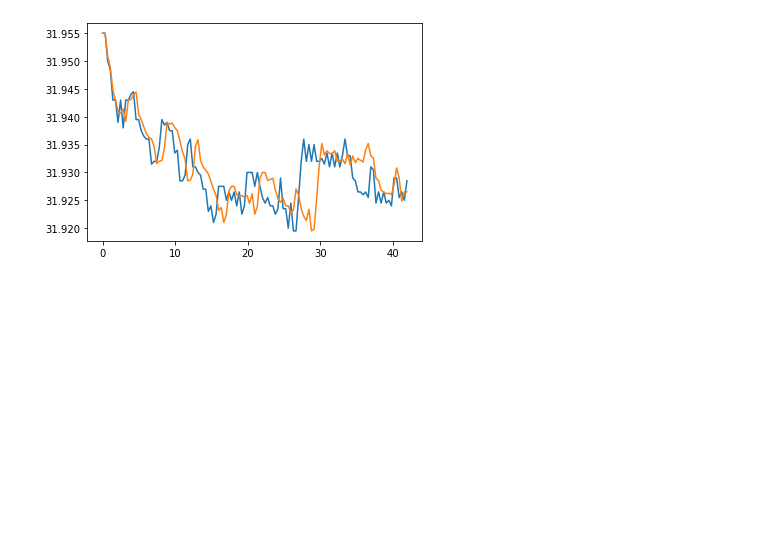
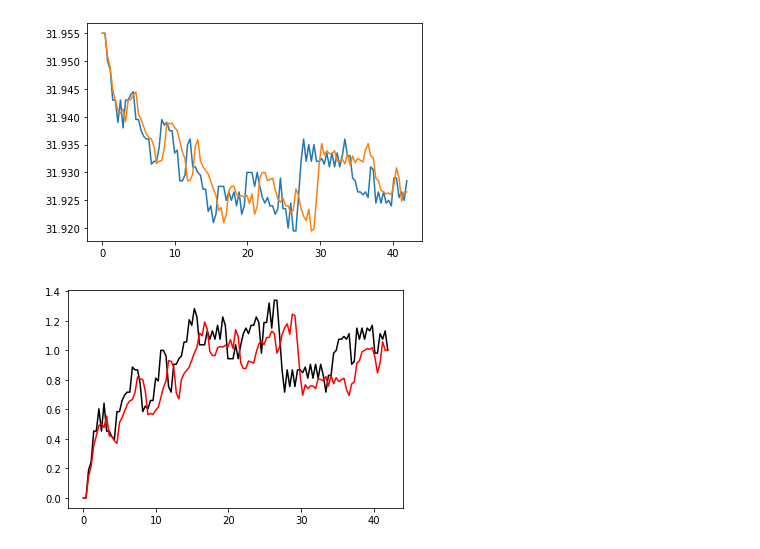
Before and after one commit to JacquelineJR/DataAugTime, a Jupyter notebook: Data Augmentation Methods.ipynb, the cells around one changed output. Saved outputs shown, nothing was run; the diff lists cells and outputs as text; code cells hidden in the pictures; blank space fills up the shorter version.

```diff
--- a/Data Augmentation Methods.ipynb
+++ b/Data Augmentation Methods.ipynb
@@ -134,3 +112,9 @@ plt.show()
+# %%
+def nor(data):
+    i = data[0]
+    e = data[len(data)-1]
+    ndata = (data-i)/(e-i)
+    return(ndata)
 # %%
 NfData = data.iloc[:, 2]
 NfData = np.array(NfData)
@@ -141,6 +125,12 @@ plt.plot(data.iloc[:, 3], Wsdata[0])
 plt.show()
 # %% [output]
 [figure]
+# %%
+plt.plot(data.iloc[:, 3], data.iloc[:, 4], 'black')
+plt.plot(data.iloc[:, 3], nor(Wsdata[0]), 'r')
+plt.show()
+# %% [output]
+[figure, added]
 # %%
 NfData = data.iloc[:, 2]
 NfData = np.array(NfData)
```
Also changed, not shown: parts of 8 cells of this notebook.
